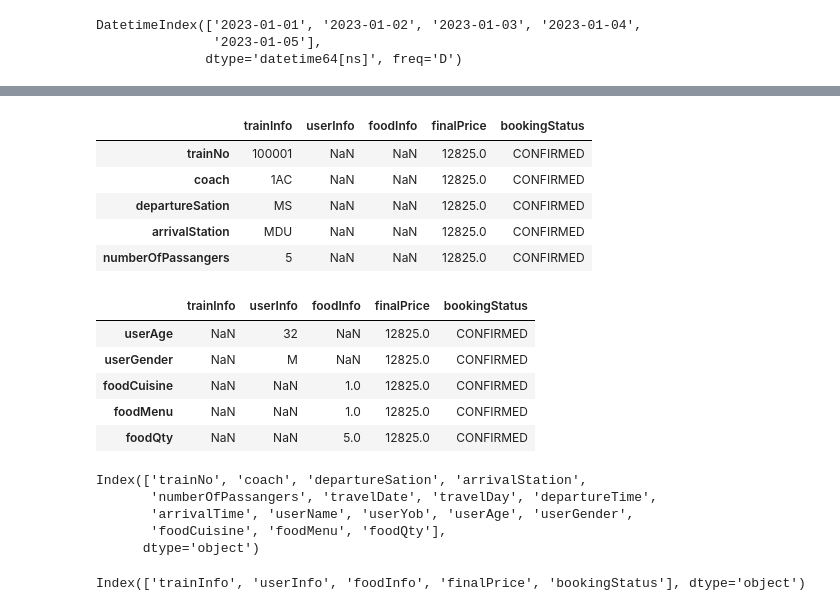
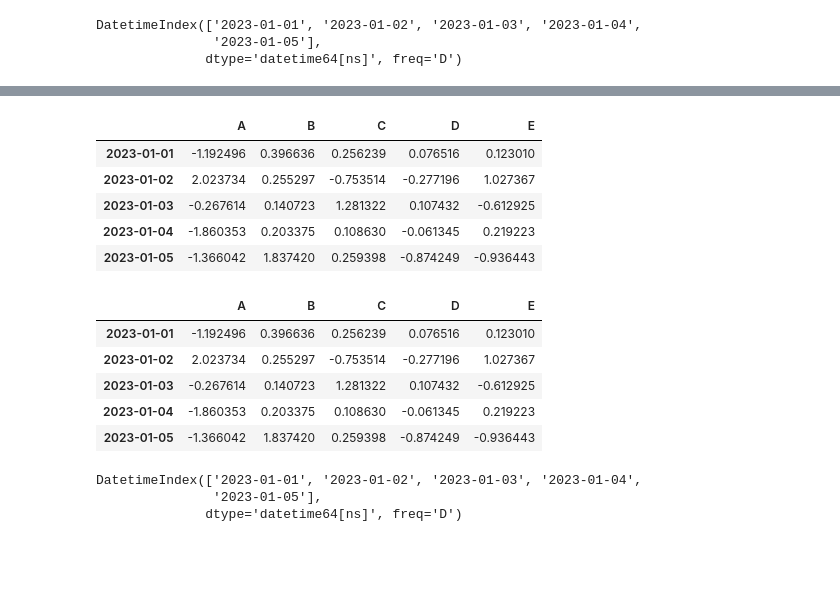
Before and after one commit to palanipsb/Python-Learning, a Jupyter notebook: Pandas_workout.ipynb, the cells around one changed output, grey strips where cells are left out. Drawn from its saved outputs; the diff is of its cells as text; code cells hidden in the pictures; blank space fills up the shorter version.

```diff
--- a/Pandas_workout.ipynb
+++ b/Pandas_workout.ipynb
@@ -960,31 +62,25 @@ foodQty                    NaN      NaN       5.0     12825.0     CONFIRMED
 # %%
-userInfoDf.head()
+df.head()
 # %% [output]
-|  | trainInfo | userInfo | foodInfo | finalPrice | bookingStatus |
-| trainNo | 100001 | NaN | NaN | 12825.0 | CONFIRMED |
-| coach | 1AC | NaN | NaN | 12825.0 | CONFIRMED |
-| departureSation | MS | NaN | NaN | 12825.0 | CONFIRMED |
-| arrivalStation | MDU | NaN | NaN | 12825.0 | CONFIRMED |
-| numberOfPassangers | 5 | NaN | NaN | 12825.0 | CONFIRMED |
+|  | A | B | C | D | E |
+| 2023-01-01 | -1.192496 | 0.396636 | 0.256239 | 0.076516 | 0.123010 |
+| 2023-01-02 | 2.023734 | 0.255297 | -0.753514 | -0.277196 | 1.027367 |
+| 2023-01-03 | -0.267614 | 0.140723 | 1.281322 | 0.107432 | -0.612925 |
+| 2023-01-04 | -1.860353 | 0.203375 | 0.108630 | -0.061345 | 0.219223 |
+| 2023-01-05 | -1.366042 | 1.837420 | 0.259398 | -0.874249 | -0.936443 |
 # %%
-userInfoDf.tail()
+df.tail()
 # %% [output]
-|  | trainInfo | userInfo | foodInfo | finalPrice | bookingStatus |
-| userAge | NaN | 32 | NaN | 12825.0 | CONFIRMED |
-| userGender | NaN | M | NaN | 12825.0 | CONFIRMED |
-| foodCuisine | NaN | NaN | 1.0 | 12825.0 | CONFIRMED |
-| foodMenu | NaN | NaN | 1.0 | 12825.0 | CONFIRMED |
-| foodQty | NaN | NaN | 5.0 | 12825.0 | CONFIRMED |
+|  | A | B | C | D | E |
+| 2023-01-01 | -1.192496 | 0.396636 | 0.256239 | 0.076516 | 0.123010 |
+| 2023-01-02 | 2.023734 | 0.255297 | -0.753514 | -0.277196 | 1.027367 |
+| 2023-01-03 | -0.267614 | 0.140723 | 1.281322 | 0.107432 | -0.612925 |
+| 2023-01-04 | -1.860353 | 0.203375 | 0.108630 | -0.061345 | 0.219223 |
+| 2023-01-05 | -1.366042 | 1.837420 | 0.259398 | -0.874249 | -0.936443 |
 # %%
-userInfoDf.index
+df.index
 # %% [output]
-Index(['trainNo', 'coach', 'departureSation', 'arrivalStation',
-       'numberOfPassangers', 'travelDate', 'travelDay', 'departureTime',
-       'arrivalTime', 'userName', 'userYob', 'userAge', 'userGender',
-       'foodCuisine', 'foodMenu', 'foodQty'],
-      dtype='object')
+DatetimeIndex(['2023-01-01', '2023-01-02', '2023-01-03', '2023-01-04',
+               '2023-01-05'],
+              dtype='datetime64[ns]', freq='D')
-# %%
-userInfoDf.columns
-# %% [output]
-Index(['trainInfo', 'userInfo', 'foodInfo', 'finalPrice', 'bookingStatus'], dtype='object')
 # %%
```
Also changed, not shown: parts of 23 cells of this notebook.
